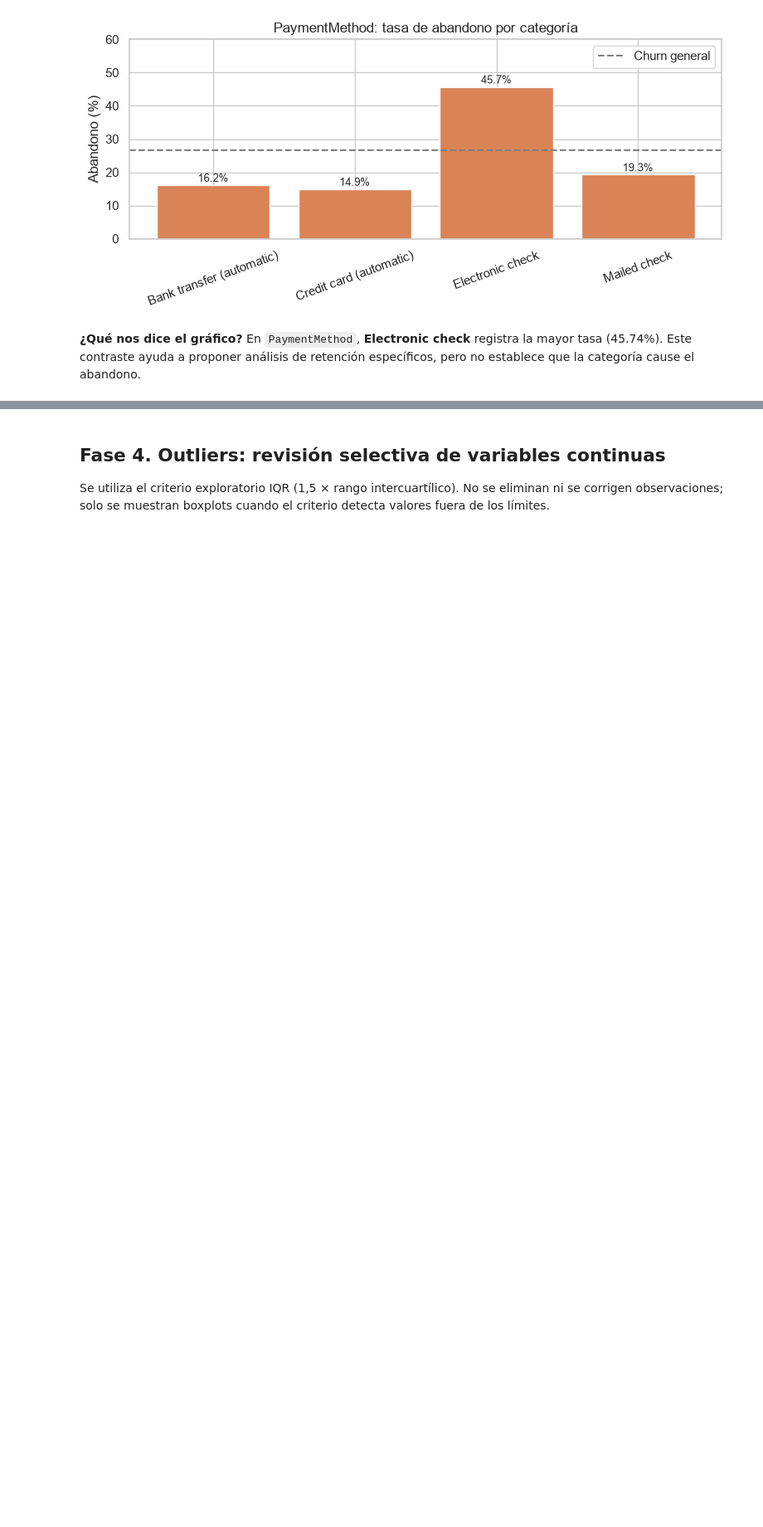
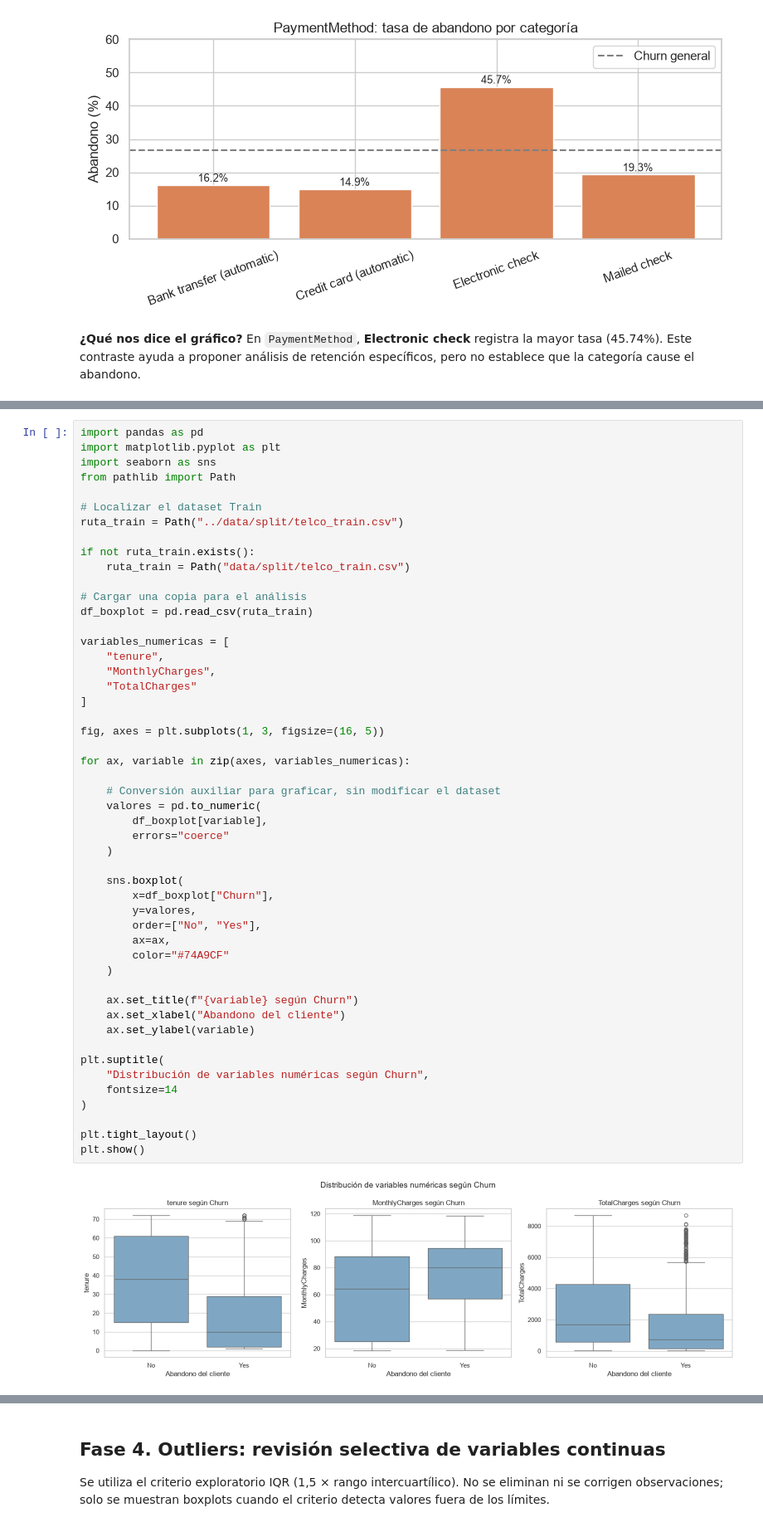
Before and after one commit to Fusk14/telco-churn-ml, a Jupyter notebook: notebooks/01_EDA.ipynb, the cells around one changed output, grey strips where cells are left out. Shown at 83% size. Cells and saved outputs as stored; diff of their text form; blank space fills up the shorter version.

```diff
--- a/notebooks/01_EDA.ipynb
+++ b/notebooks/01_EDA.ipynb
@@ -510,0 +513,52 @@ ax.set(title=f'PaymentMethod: tasa de abandono por categoría',ylabel='Abandono
+# %%
+import pandas as pd
+import matplotlib.pyplot as plt
+import seaborn as sns
+from pathlib import Path
+
+# Localizar el dataset Train
+ruta_train = Path("../data/split/telco_train.csv")
+
+if not ruta_train.exists():
+    ruta_train = Path("data/split/telco_train.csv")
+
+# Cargar una copia para el análisis
+df_boxplot = pd.read_csv(ruta_train)
+
+variables_numericas = [
+    "tenure",
+    "MonthlyCharges",
+    "TotalCharges"
+]
+
+fig, axes = plt.subplots(1, 3, figsize=(16, 5))
+
+for ax, variable in zip(axes, variables_numericas):
+
+    # Conversión auxiliar para graficar, sin modificar el dataset
+    valores = pd.to_numeric(
+        df_boxplot[variable],
+        errors="coerce"
+    )
+
+    sns.boxplot(
+        x=df_boxplot["Churn"],
+        y=valores,
+        order=["No", "Yes"],
+        ax=ax,
+        color="#74A9CF"
+    )
+
+    ax.set_title(f"{variable} según Churn")
+    ax.set_xlabel("Abandono del cliente")
+    ax.set_ylabel(variable)
+
+plt.suptitle(
+    "Distribución de variables numéricas según Churn",
+    fontsize=14
+)
+
+plt.tight_layout()
+plt.show()
+# %% [output]
+[figure, added]
```
Also changed, not shown: parts of 4 cells of this notebook, 4 other files.
